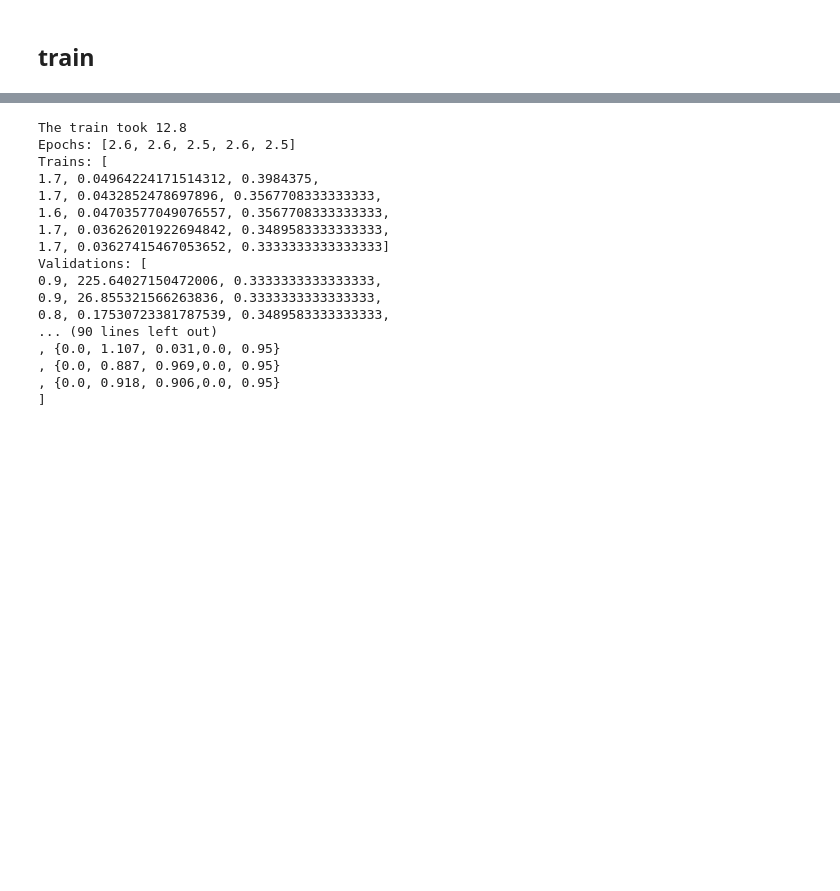
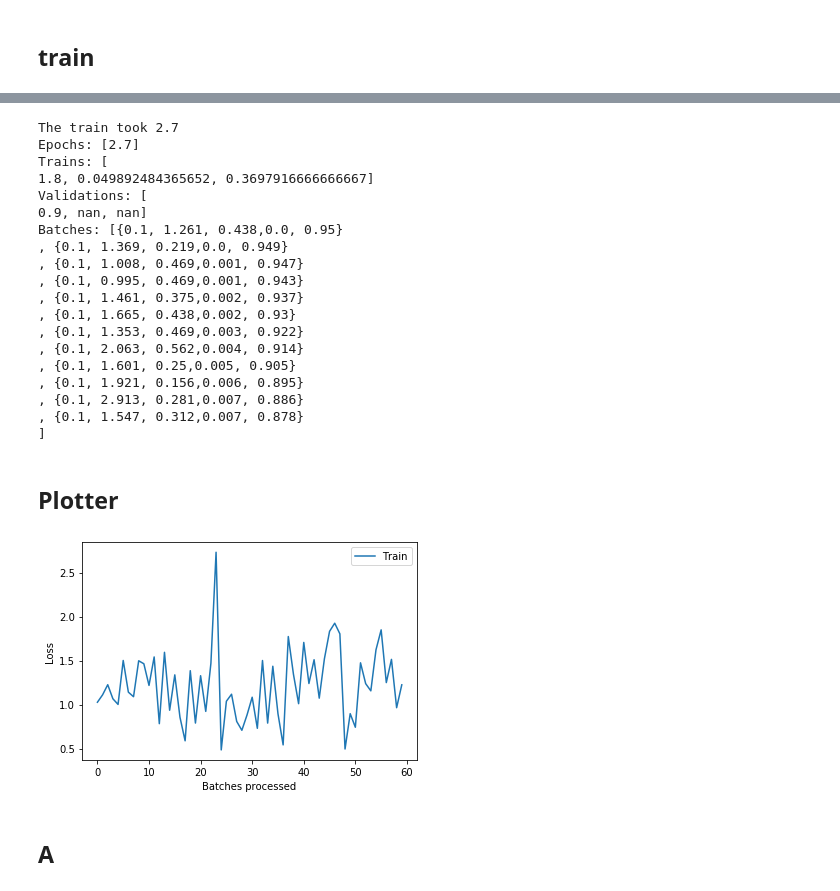
Before and after one commit to Arden-Zhu/fashion_net2, a Jupyter notebook: A_classifier.ipynb, the cells around one changed output, grey strips where cells are left out. Drawn from its saved outputs; the diff is of its cells as text; code cells hidden in the pictures; blank space fills up the shorter version.

Commit message:
Plotter

```diff
--- a/A_classifier.ipynb
+++ b/A_classifier.ipynb
@@ -48,6 +52,14 @@ def listify(p, q=None):
     if len(p)==1: p = p * n
     assert len(p)==n, f'List len mismatch ({len(p)} vs {n})'
     return list(p)
+
+def range_of(x):
+    "Create a range from 0 to `len(x)`."
+    return list(range(len(x)))
+
+def ifnone(a:Any,b:Any)->Any:
+    "`a` if `a` is not None, otherwise `b`."
+    return b if a is None else a
 # %% [markdown]
 ## prepare images
 # %%
@@ -704,24 +701,59 @@ opt_func = partial(optim.Adam, lr=0.01 )
 
 sch = OneCycleCallback(max_lr=0.01, total_steps=60)
 learn = Learn(ds, net, criterion, cbs=sch)
-history = learn.train(5, opt_func)
+history = learn.train(1, opt_func)
 # train.history
 history
 # %% [output]
-The train took 12.8
-Epochs: [2.6, 2.6, 2.5, 2.6, 2.5]
+The train took 2.7
+Epochs: [2.7]
 Trains: [
-1.7, 0.04964224171514312, 0.3984375,
-1.7, 0.0432852478697896, 0.3567708333333333,
-1.6, 0.04703577049076557, 0.3567708333333333,
-1.7, 0.03626201922694842, 0.3489583333333333,
-1.7, 0.03627415467053652, 0.3333333333333333]
+1.8, 0.049892484365652, 0.3697916666666667]
 Validations: [
-0.9, 225.64027150472006, 0.3333333333333333,
-0.9, 26.855321566263836, 0.3333333333333333,
-0.8, 0.17530723381787539, 0.3489583333333333,
-... (90 lines left out)
-, {0.0, 1.107, 0.031,0.0, 0.95}
-, {0.0, 0.887, 0.969,0.0, 0.95}
-, {0.0, 0.918, 0.906,0.0, 0.95}
+0.9, nan, nan]
+Batches: [{0.1, 1.261, 0.438,0.0, 0.95}
+, {0.1, 1.369, 0.219,0.0, 0.949}
+, {0.1, 1.008, 0.469,0.001, 0.947}
+, {0.1, 0.995, 0.469,0.001, 0.943}
+, {0.1, 1.461, 0.375,0.002, 0.937}
+, {0.1, 1.665, 0.438,0.002, 0.93}
+, {0.1, 1.353, 0.469,0.003, 0.922}
+, {0.1, 2.063, 0.562,0.004, 0.914}
+, {0.1, 1.601, 0.25,0.005, 0.905}
+, {0.1, 1.921, 0.156,0.006, 0.895}
+, {0.1, 2.913, 0.281,0.007, 0.886}
+, {0.1, 1.547, 0.312,0.007, 0.878}
 ]
+# %% [markdown]
+## Plotter
+# %%
+class Plotter():
+  def __init__(self, history:History):
+    self.history = history
+
+  def _split_list(self, vals:Collection[float], skip_start:int, skip_end:int):
+      return vals[skip_start:-skip_end] if skip_end > 0 else vals[skip_start:]
+
+  def plot_losses(self, skip_start:int=0, skip_end:int=0, return_fig:bool=False)->Optional[plt.Figure]:
+      "Plot training and validation losses."
+      fig, ax = plt.subplots(1,1)
+      losses = [batch.loss for batch in self._split_list(self.history.batches, skip_start, skip_end)]
+      iterations = self._split_list(range_of(self.history.batches), skip_start, skip_end)
+      ax.plot(iterations, losses, label='Train')
+      # val_iter = self._split_list_val(np.cumsum(self.nb_batches), skip_start, skip_end)
+      # val_losses = self._split_list_val(self.val_losses, skip_start, skip_end)
+      # ax.plot(val_iter, val_losses, label='Validation')
+      ax.set_ylabel('Loss')
+      ax.set_xlabel('Batches processed')
+      ax.legend()
+      #if ifnone(return_fig, defaults.return_fig): return fig
+      if return_fig: return fig
+      # if not IN_NOTEBOOK: plot_sixel(fig)
+
+###########################################################################
+plotter = Plotter(history)
+plotter.plot_losses()
+# %% [output]
+[figure, added]
+# %% [markdown]
+## A
```
Also changed, not shown: parts of 6 cells of this notebook.
